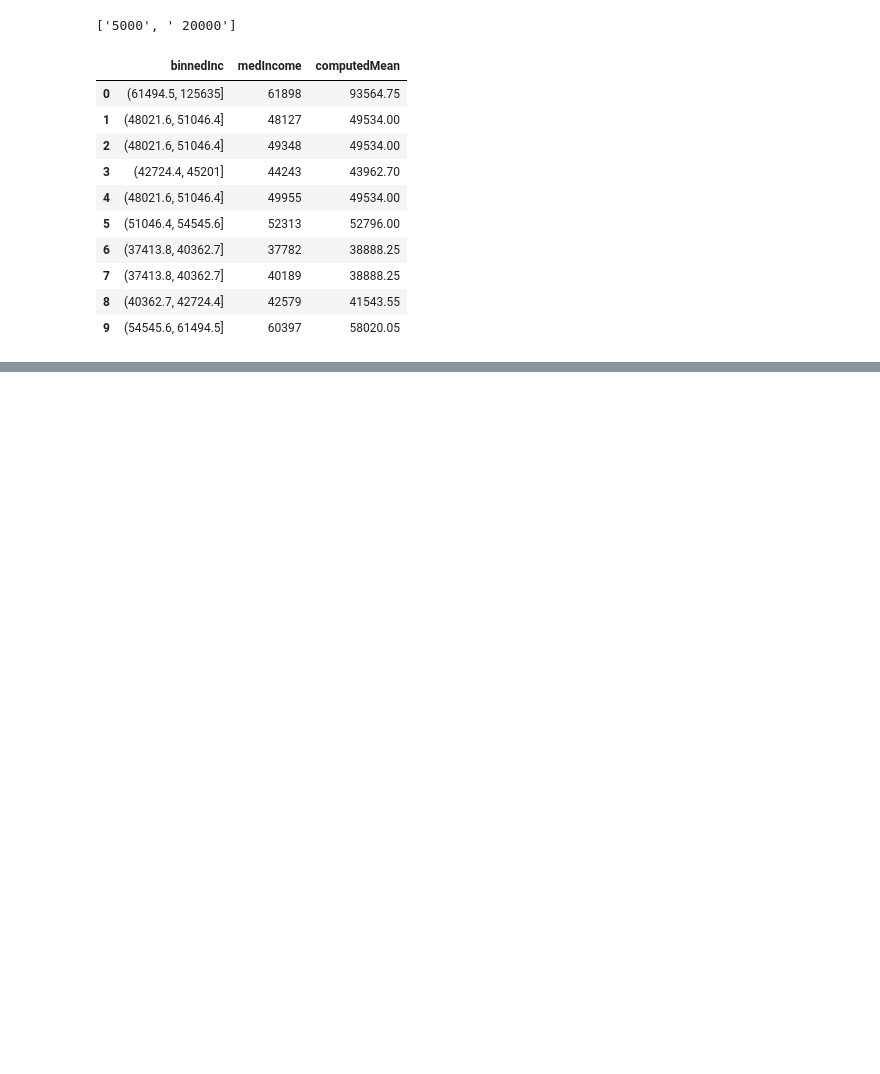
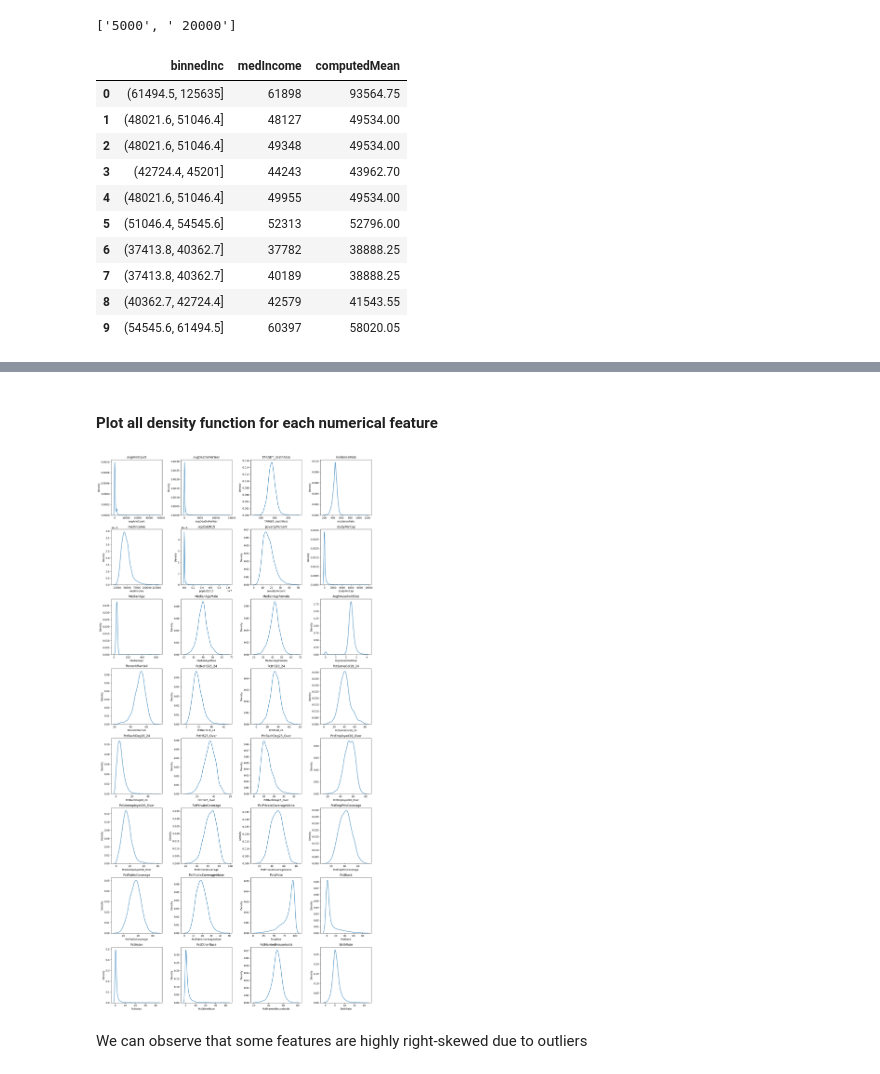
Before and after one commit to toan-ly/CS-5137-Deep-Learning, a Jupyter notebook: homework1/src/eda.ipynb, the cells around one changed output, grey strips where cells are left out. Cells and saved outputs as stored; diff of their text form; code cells hidden in the pictures; blank space fills up the shorter version.

```diff
--- a/homework1/src/eda.ipynb
+++ b/homework1/src/eda.ipynb
@@ -257,0 +310,8 @@ income_df.head(10)
+# %% [markdown]
+#### Plot all density function for each numerical feature
+# %%
+plot_density(df, num_cols=4)
+# %% [output]
+[figure, added]
+# %% [markdown]
+We can observe that some features are highly right-skewed due to outliers
```
Also changed, not shown: parts of 13 cells of this notebook, 1 other file.
